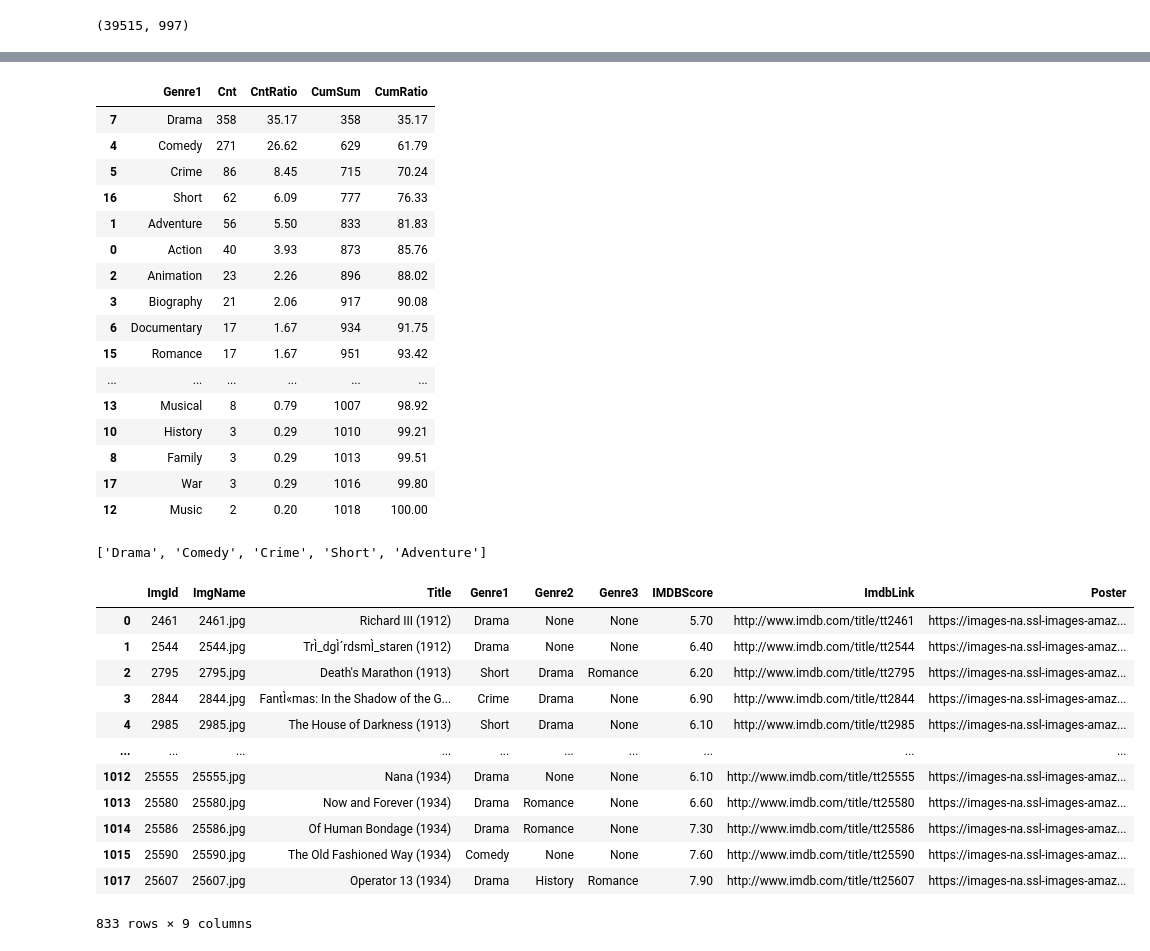
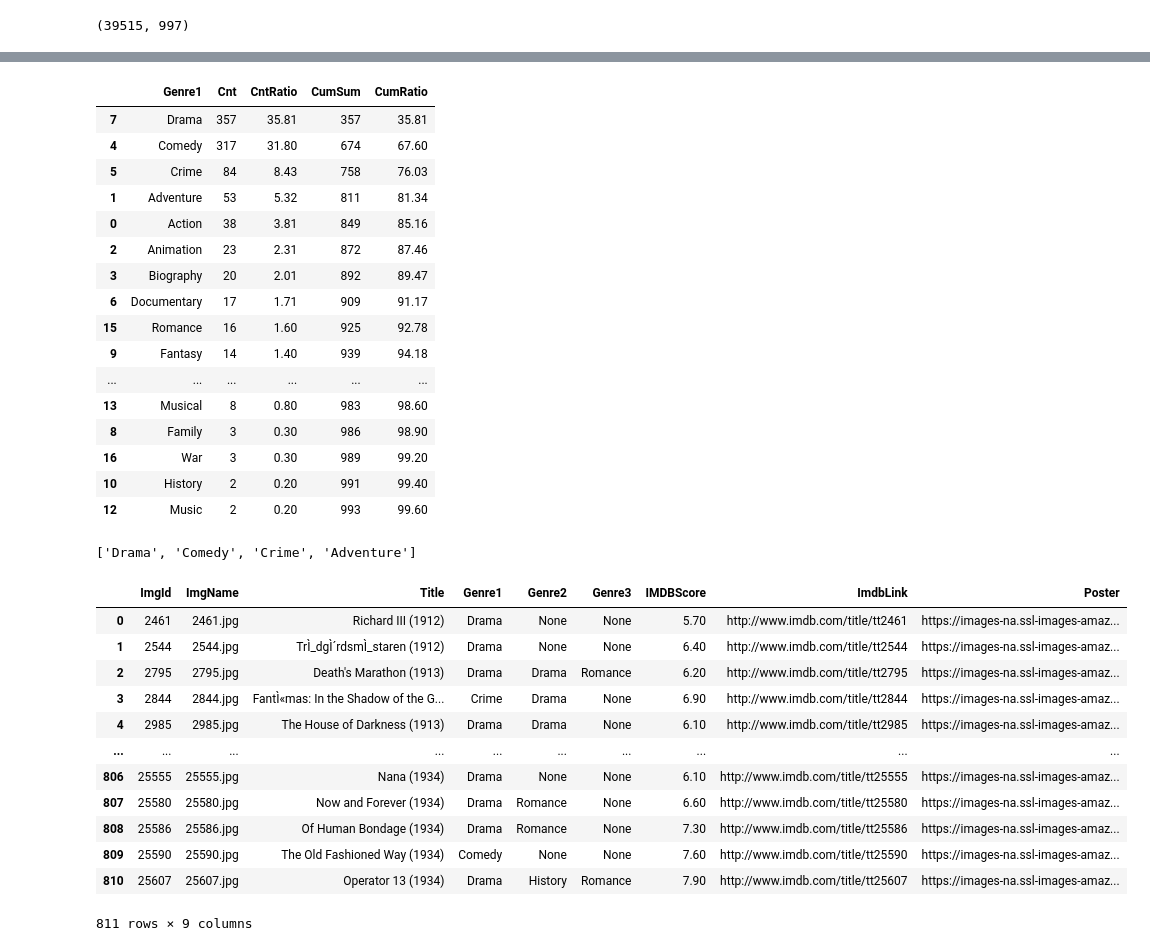
Before and after one commit to metinuslu/blm5103-cv_project, a Jupyter notebook: DataPreProcess.ipynb, the cells around one changed output, grey strips where cells are left out. Cells and saved outputs as stored; diff of their text form; code cells hidden in the pictures.

```diff
--- a/DataPreProcess.ipynb
+++ b/DataPreProcess.ipynb
@@ -174,0 +160,3 @@ df_master_data
+# %%
+df_master_data['Genre1'] = np.where(df_master_data['Genre1'] == 'Short', df_master_data['Genre2'], df_master_data['Genre1'])
+df_master_data
@@ -180,44 +182,44 @@ df_master_data_genre_grpby['CumRatio'] = df_master_data_genre_grpby['CumSum'] /
 df_master_data_genre_grpby
 # %% [output]
 |  | Genre1 | Cnt | CntRatio | CumSum | CumRatio |
-| 7 | Drama | 358 | 35.17 | 358 | 35.17 |
-| 4 | Comedy | 271 | 26.62 | 629 | 61.79 |
-| 5 | Crime | 86 | 8.45 | 715 | 70.24 |
-| 16 | Short | 62 | 6.09 | 777 | 76.33 |
-| 1 | Adventure | 56 | 5.50 | 833 | 81.83 |
-| 0 | Action | 40 | 3.93 | 873 | 85.76 |
-| 2 | Animation | 23 | 2.26 | 896 | 88.02 |
-| 3 | Biography | 21 | 2.06 | 917 | 90.08 |
-| 6 | Documentary | 17 | 1.67 | 934 | 91.75 |
-| 15 | Romance | 17 | 1.67 | 951 | 93.42 |
+| 7 | Drama | 357 | 35.81 | 357 | 35.81 |
+| 4 | Comedy | 317 | 31.80 | 674 | 67.60 |
+| 5 | Crime | 84 | 8.43 | 758 | 76.03 |
+| 1 | Adventure | 53 | 5.32 | 811 | 81.34 |
+| 0 | Action | 38 | 3.81 | 849 | 85.16 |
+| 2 | Animation | 23 | 2.31 | 872 | 87.46 |
+| 3 | Biography | 20 | 2.01 | 892 | 89.47 |
+| 6 | Documentary | 17 | 1.71 | 909 | 91.17 |
+| 15 | Romance | 16 | 1.60 | 925 | 92.78 |
+| 9 | Fantasy | 14 | 1.40 | 939 | 94.18 |
 | ... | ... | ... | ... | ... | ... |
-| 13 | Musical | 8 | 0.79 | 1007 | 98.92 |
-| 10 | History | 3 | 0.29 | 1010 | 99.21 |
-| 8 | Family | 3 | 0.29 | 1013 | 99.51 |
-| 17 | War | 3 | 0.29 | 1016 | 99.80 |
-| 12 | Music | 2 | 0.20 | 1018 | 100.00 |
+| 13 | Musical | 8 | 0.80 | 983 | 98.60 |
+| 8 | Family | 3 | 0.30 | 986 | 98.90 |
+| 16 | War | 3 | 0.30 | 989 | 99.20 |
+| 10 | History | 2 | 0.20 | 991 | 99.40 |
+| 12 | Music | 2 | 0.20 | 993 | 99.60 |
 # %%
 selected_genre_list = df_master_data_genre_grpby['Genre1'].to_list()
-selected_genre_list = selected_genre_list[0:5]
+selected_genre_list = selected_genre_list[0:4]
 selected_genre_list
 # %% [output]
-['Drama', 'Comedy', 'Crime', 'Short', 'Adventure']
+['Drama', 'Comedy', 'Crime', 'Adventure']
 # %%
-df_master_data = df_master_data[(df_master_data['Genre1'].isin(selected_genre_list))][['ImgId', 'ImgName', 'Title', 'Genre1', 'Genre2', 'Genre3', 'IMDBScore', 'ImdbLink', 'Poster']]
+df_master_data = df_master_data[(df_master_data['Genre1'].isin(selected_genre_list))][['ImgId', 'ImgName', 'Title', 'Genre1', 'Genre2', 'Genre3', 'IMDBScore', 'ImdbLink', 'Poster']].reset_index(drop=True)
 df_master_data
 # %% [output]
 |  | ImgId | ImgName | Title | Genre1 | Genre2 | Genre3 | IMDBScore | ImdbLink | Poster |
 | 0 | 2461 | 2461.jpg | Richard III (1912) | Drama | None | None | 5.70 | http://www.imdb.com/title/tt2461 | https://images-na.ssl-images-amaz... |
 | 1 | 2544 | 2544.jpg | TrÌ_dgÌ´rdsmÌ_staren (1912) | Drama | None | None | 6.40 | http://www.imdb.com/title/tt2544 | https://images-na.ssl-images-amaz... |
-| 2 | 2795 | 2795.jpg | Death's Marathon (1913) | Short | Drama | Romance | 6.20 | http://www.imdb.com/title/tt2795 | https://images-na.ssl-images-amaz... |
+| 2 | 2795 | 2795.jpg | Death's Marathon (1913) | Drama | Drama | Romance | 6.20 | http://www.imdb.com/title/tt2795 | https://images-na.ssl-images-amaz... |
 | 3 | 2844 | 2844.jpg | FantÌ«mas: In the Shadow of the G... | Crime | Drama | None | 6.90 | http://www.imdb.com/title/tt2844 | https://images-na.ssl-images-amaz... |
-| 4 | 2985 | 2985.jpg | The House of Darkness (1913) | Short | Drama | None | 6.10 | http://www.imdb.com/title/tt2985 | https://images-na.ssl-images-amaz... |
+| 4 | 2985 | 2985.jpg | The House of Darkness (1913) | Drama | Drama | None | 6.10 | http://www.imdb.com/title/tt2985 | https://images-na.ssl-images-amaz... |
 | ... | ... | ... | ... | ... | ... | ... | ... | ... | ... |
-| 1012 | 25555 | 25555.jpg | Nana (1934) | Drama | None | None | 6.10 | http://www.imdb.com/title/tt25555 | https://images-na.ssl-images-amaz... |
-| 1013 | 25580 | 25580.jpg | Now and Forever (1934) | Drama | Romance | None | 6.60 | http://www.imdb.com/title/tt25580 | https://images-na.ssl-images-amaz... |
-| 1014 | 25586 | 25586.jpg | Of Human Bondage (1934) | Drama | Romance | None | 7.30 | http://www.imdb.com/title/tt25586 | https://images-na.ssl-images-amaz... |
-| 1015 | 25590 | 25590.jpg | The Old Fashioned Way (1934) | Comedy | None | None | 7.60 | http://www.imdb.com/title/tt25590 | https://images-na.ssl-images-amaz... |
-| 1017 | 25607 | 25607.jpg | Operator 13 (1934) | Drama | History | Romance | 7.90 | http://www.imdb.com/title/tt25607 | https://images-na.ssl-images-amaz... |
+| 806 | 25555 | 25555.jpg | Nana (1934) | Drama | None | None | 6.10 | http://www.imdb.com/title/tt25555 | https://images-na.ssl-images-amaz... |
+| 807 | 25580 | 25580.jpg | Now and Forever (1934) | Drama | Romance | None | 6.60 | http://www.imdb.com/title/tt25580 | https://images-na.ssl-images-amaz... |
+| 808 | 25586 | 25586.jpg | Of Human Bondage (1934) | Drama | Romance | None | 7.30 | http://www.imdb.com/title/tt25586 | https://images-na.ssl-images-amaz... |
+| 809 | 25590 | 25590.jpg | The Old Fashioned Way (1934) | Comedy | None | None | 7.60 | http://www.imdb.com/title/tt25590 | https://images-na.ssl-images-amaz... |
+| 810 | 25607 | 25607.jpg | Operator 13 (1934) | Drama | History | Romance | 7.90 | http://www.imdb.com/title/tt25607 | https://images-na.ssl-images-amaz... |
-833 rows × 9 columns
+811 rows × 9 columns
 # %%
 df_master_data.to_csv(os.path.join(PROCESSED_DATA_PATH, "MasterData.csv.gz"), compression='gzip', index=False)
```
Also changed, not shown: parts of 8 cells of this notebook, 1 other file.
